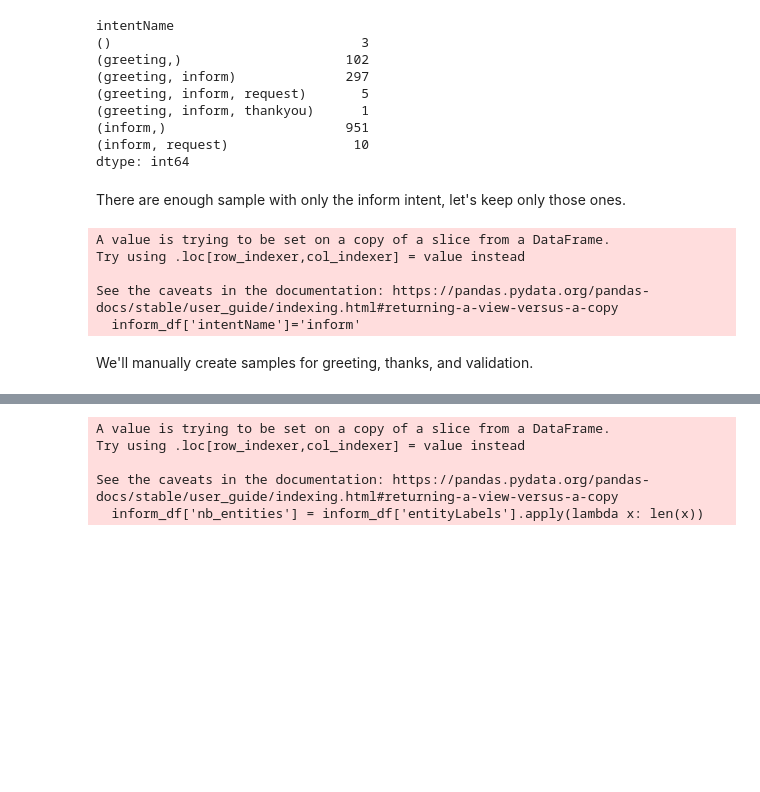
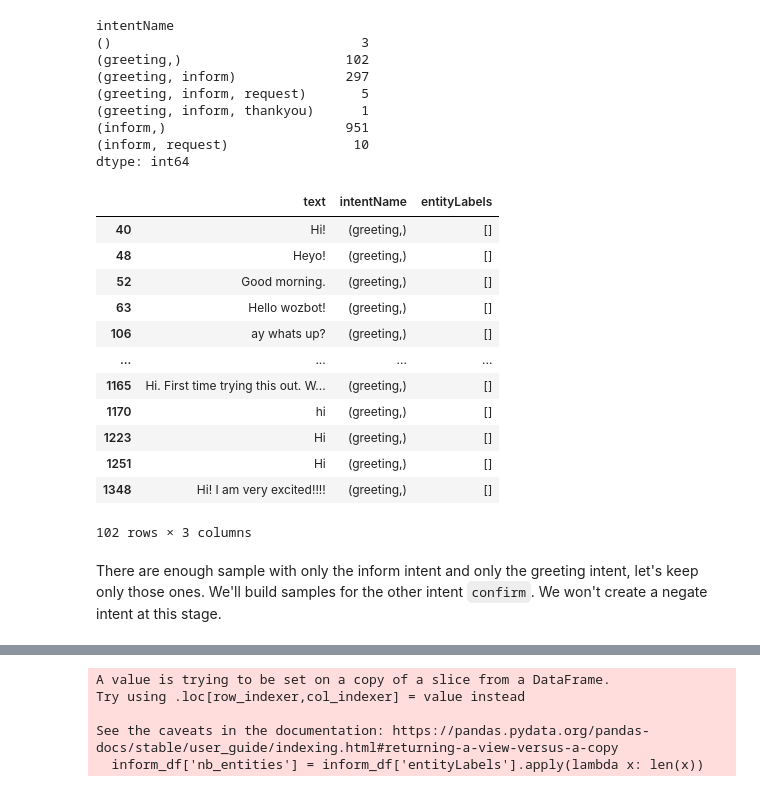
Before and after one commit to SoCrespo/OC-IA-P10, a Jupyter notebook: OC-IA-P10 - CHATBOT.ipynb, the cells around one changed output, grey strips where cells are left out. Cells and saved outputs as stored; diff of their text form; code cells hidden in the pictures; blank space fills up the shorter version.

```diff
--- a/OC-IA-P10 - CHATBOT.ipynb
+++ b/OC-IA-P10 - CHATBOT.ipynb
@@ -491,16 +491,21 @@ intentName
 (inform,)                       951
 (inform, request)                10
 dtype: int64
+# %%
+all_data_df[all_data_df['intentName']==('greeting',)]
+# %% [output]
+|  | text | intentName | entityLabels |
+| 40 | Hi! | (greeting,) | [] |
+| 48 | Heyo! | (greeting,) | [] |
+| 52 | Good morning. | (greeting,) | [] |
+| 63 | Hello wozbot! | (greeting,) | [] |
+| 106 | ay whats up? | (greeting,) | [] |
+| ... | ... | ... | ... |
+| 1165 | Hi. First time trying this out. W... | (greeting,) | [] |
+| 1170 | hi | (greeting,) | [] |
+| 1223 | Hi | (greeting,) | [] |
+| 1251 | Hi | (greeting,) | [] |
+| 1348 | Hi! I am very excited!!!! | (greeting,) | [] |
+102 rows × 3 columns
 # %% [markdown]
-There are enough sample with only the inform intent, let's keep only those ones.
+There are enough sample with only the inform intent and only the greeting intent, let's keep only those ones. We'll build samples for the other intent `confirm`. We won't create a negate intent at this stage.
-# %%
-inform_df = all_data_df[all_data_df['intentName']==('inform',)]
-inform_df['intentName']='inform'
-# %% [output]
-A value is trying to be set on a copy of a slice from a DataFrame.
-Try using .loc[row_indexer,col_indexer] = value instead
-
-See the caveats in the documentation: https://pandas.pydata.org/pandas-docs/stable/user_guide/indexing.html#returning-a-view-versus-a-copy
-  inform_df['intentName']='inform'
-# %% [markdown]
-We'll manually create samples for greeting, thanks, and validation.
```
Also changed, not shown: parts of 26 cells of this notebook.
